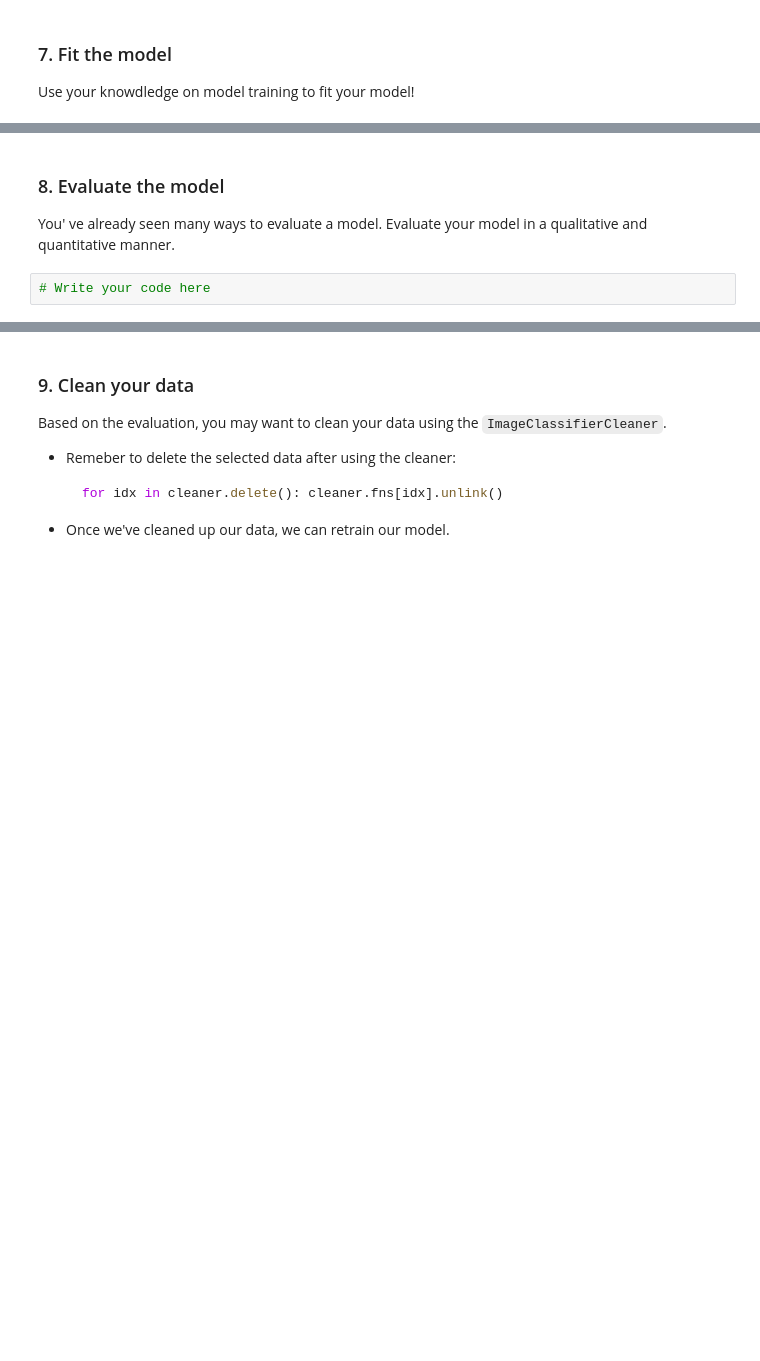
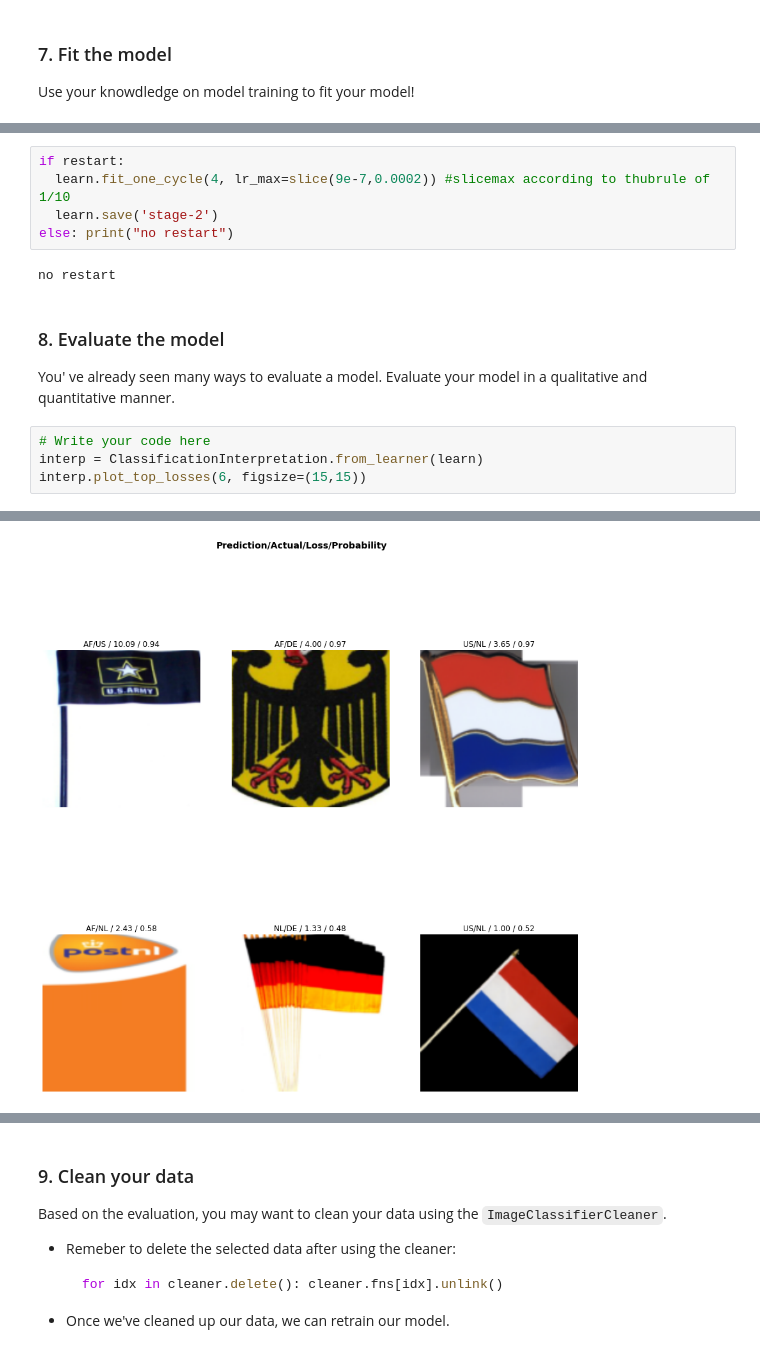
Before and after one commit to pds2021/a5-nicoelbert, a Jupyter notebook: Assignment_5.ipynb, the cells around one changed output, grey strips where cells are left out. Saved outputs shown, nothing was run; the diff lists cells and outputs as text; blank space fills up the shorter version.

```diff
--- a/Assignment_5.ipynb
+++ b/Assignment_5.ipynb
@@ -278,6 +308,16 @@ Use your knowdledge on model training to fit your model!
+# %%
+if restart:
+  learn.fit_one_cycle(4, lr_max=slice(9e-7,0.0002)) #slicemax according to thubrule of 1/10
+  learn.save('stage-2')
+else: print("no restart")
+# %% [output]
+no restart
 # %% [markdown]
 ### 8. Evaluate the model
 
 You' ve already seen many ways to evaluate a model. Evaluate your model in a qualitative and quantitative manner.
 # %%
 # Write your code here
+interp = ClassificationInterpretation.from_learner(learn)
+interp.plot_top_losses(6, figsize=(15,15))
+# %% [output]
@@ -283,0 +325 @@ You' ve already seen many ways to evaluate a model. Evaluate your model in a qua
+[figure, added]
```
Also changed, not shown: parts of 10 cells of this notebook.
